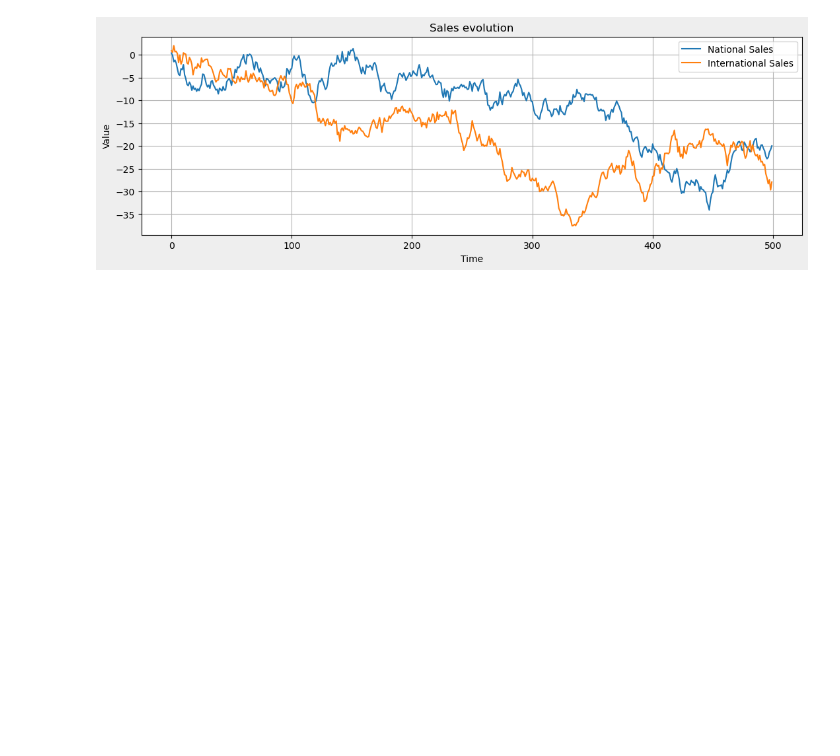
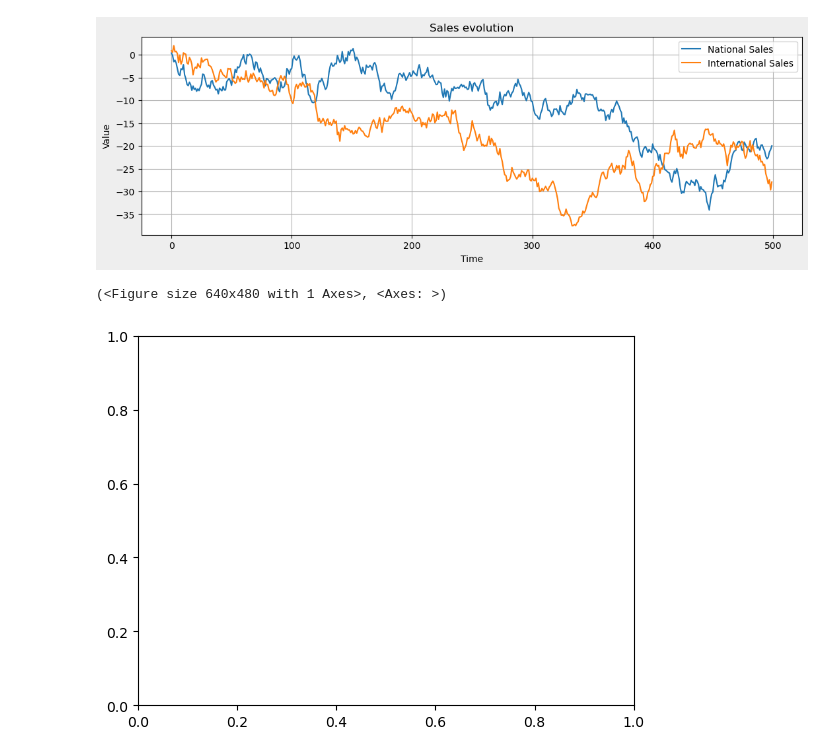
Before and after one commit to Dans182/jupyter-python, a Jupyter notebook: Daniel/20240416.ipynb, the cells around one changed output. Drawn from its saved outputs; the diff is of its cells as text; code cells hidden in the pictures; blank space fills up the shorter version.

```diff
--- a/Daniel/20240416.ipynb
+++ b/Daniel/20240416.ipynb
@@ -338,3 +338,10 @@ ax.grid()
 ax.legend();
 # %% [output]
 [figure]
+# %%
+plt.subplots() #En un paso hago esto. Antes era asi
+#fig = plt.figure(figsize = (10, 3),facecolor = "#EEEEEE")
+#ax = fig.add_axes([0, 0, 1, 1])
+# %% [output]
+(<Figure size 640x480 with 1 Axes>, <Axes: >)
+[figure, added]
```
Also changed, not shown: parts of 10 cells of this notebook.
